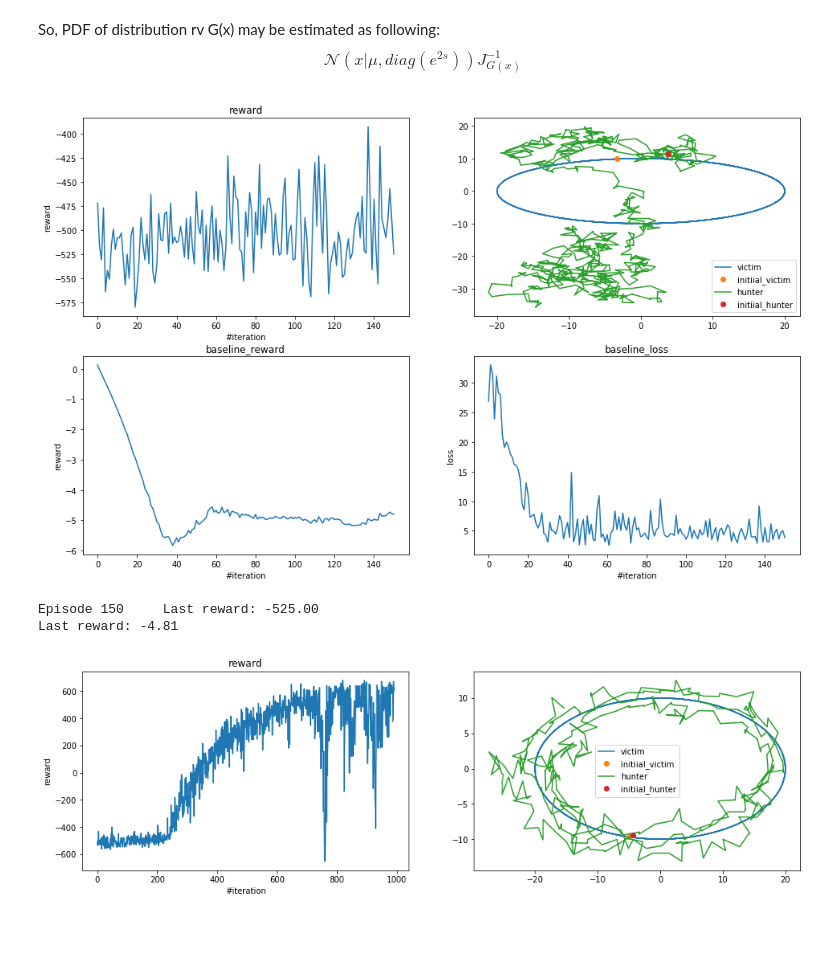
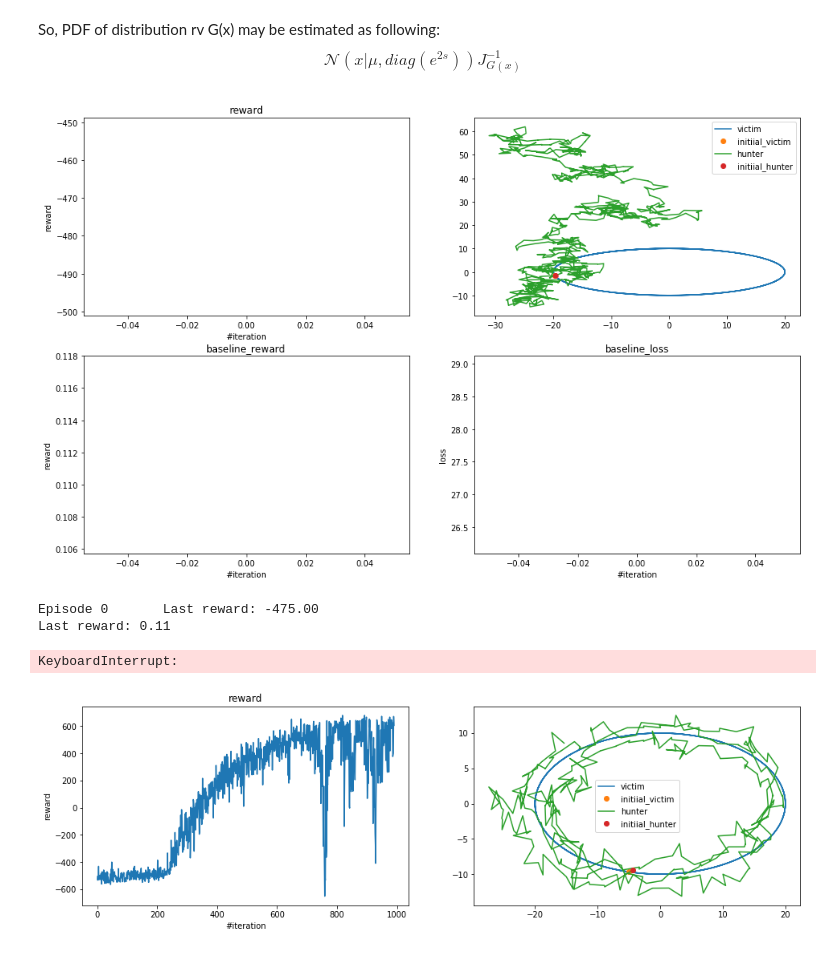
Before and after one commit to egornuzhin/hunter_learning, a Jupyter notebook: rl_hunter_larning_radial_domain.ipynb, the cells around one changed output. Saved outputs shown, nothing was run; the diff lists cells and outputs as text; code cells hidden in the pictures.

```diff
--- a/rl_hunter_larning_radial_domain.ipynb
+++ b/rl_hunter_larning_radial_domain.ipynb
@@ -98,11 +98,12 @@ env = VelocityHunterEnvironment(VictimPolicy.ellipse_victim_policy) #max_acceler
 policy = HunterPolicy(env,max_action=3)
 baseline = Baseline(env)
 # %%
-train(policy,env, baseline, 1000,learning_rate=1e-4)
+train(policy,env, 1000,learning_rate=1e-4, baseline = baseline)
 # %% [output]
-[figure, old version]
+[figure, new version]
-Episode 150     Last reward: -525.00
-Last reward: -4.81
+Episode 0       Last reward: -475.00
+Last reward: 0.11
+KeyboardInterrupt:
 # %%
 train(policy,env, None, 1000, learning_rate=1e-4)
 # %% [output]
```
Also changed, not shown: 2 other files.
